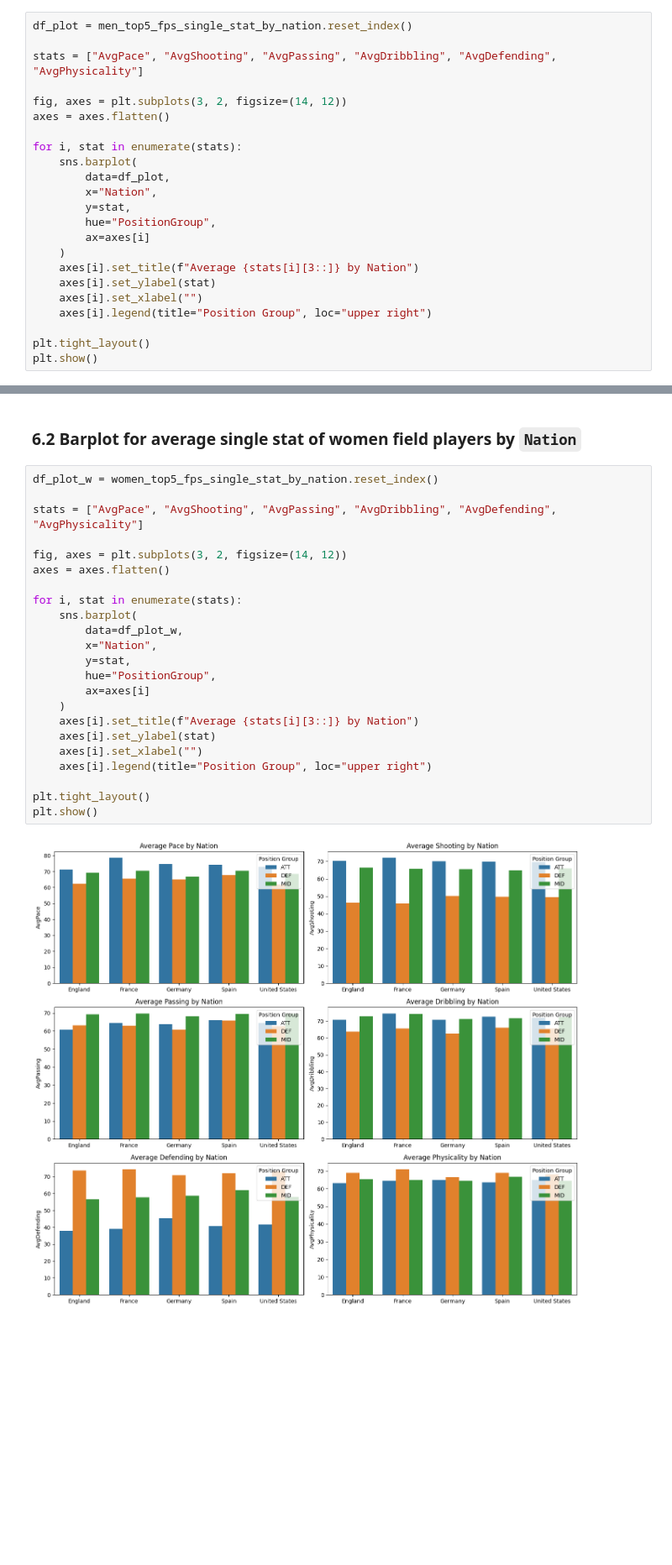
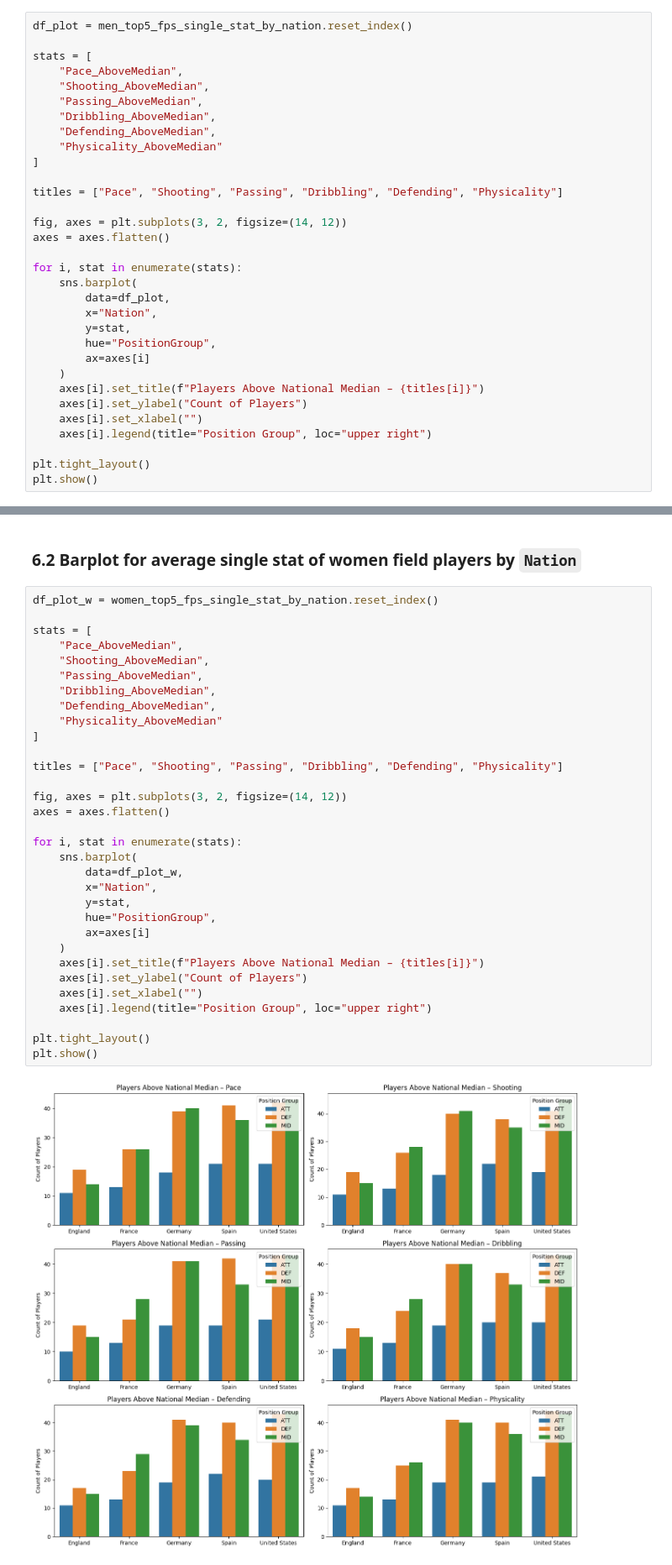
Before and after one commit to bysonD/eafc26_player_analysis, a Jupyter notebook: eafc26_player_analysis.ipynb, the cells around one changed output, grey strips where cells are left out. Shown: that part at 84% size. Cells and saved outputs as stored; diff of their text form; blank space fills up the shorter version.

```diff
--- a/eafc26_player_analysis.ipynb
+++ b/eafc26_player_analysis.ipynb
@@ -536,7 +589,16 @@ In the last section I have decided that I want to plot analysis 5.3.3 and 5.3.4
 # %%
 df_plot = men_top5_fps_single_stat_by_nation.reset_index()
 
-stats = ["AvgPace", "AvgShooting", "AvgPassing", "AvgDribbling", "AvgDefending", "AvgPhysicality"]
+stats = [
+    "Pace_AboveMedian",
+    "Shooting_AboveMedian",
+    "Passing_AboveMedian",
+    "Dribbling_AboveMedian",
+    "Defending_AboveMedian",
+    "Physicality_AboveMedian"
+]
+
+titles = ["Pace", "Shooting", "Passing", "Dribbling", "Defending", "Physicality"]
 
 fig, axes = plt.subplots(3, 2, figsize=(14, 12))
 axes = axes.flatten()
@@ -549,8 +611,8 @@ for i, stat in enumerate(stats):
         hue="PositionGroup",
         ax=axes[i]
     )
-    axes[i].set_title(f"Average {stats[i][3::]} by Nation")
-    axes[i].set_ylabel(stat)
+    axes[i].set_title(f"Players Above National Median – {titles[i]}")
+    axes[i].set_ylabel("Count of Players")
     axes[i].set_xlabel("")
     axes[i].legend(title="Position Group", loc="upper right")
 
@@ -563,25 +625,34 @@ plt.show()
 # %%
 df_plot_w = women_top5_fps_single_stat_by_nation.reset_index()
 
-stats = ["AvgPace", "AvgShooting", "AvgPassing", "AvgDribbling", "AvgDefending", "AvgPhysicality"]
+stats = [
+    "Pace_AboveMedian",
+    "Shooting_AboveMedian",
+    "Passing_AboveMedian",
+    "Dribbling_AboveMedian",
+    "Defending_AboveMedian",
+    "Physicality_AboveMedian"
+]
+
+titles = ["Pace", "Shooting", "Passing", "Dribbling", "Defending", "Physicality"]
 
 fig, axes = plt.subplots(3, 2, figsize=(14, 12))
 axes = axes.flatten()
 
 for i, stat in enumerate(stats):
     sns.barplot(
         data=df_plot_w,
         x="Nation",
         y=stat,
         hue="PositionGroup",
         ax=axes[i]
     )
-    axes[i].set_title(f"Average {stats[i][3::]} by Nation")
-    axes[i].set_ylabel(stat)
+    axes[i].set_title(f"Players Above National Median – {titles[i]}")
+    axes[i].set_ylabel("Count of Players")
     axes[i].set_xlabel("")
     axes[i].legend(title="Position Group", loc="upper right")
 
 plt.tight_layout()
 plt.show()
 # %% [output]
-[figure, old version]
+[figure, new version]
```
Also changed, not shown: parts of 10 cells of this notebook.
